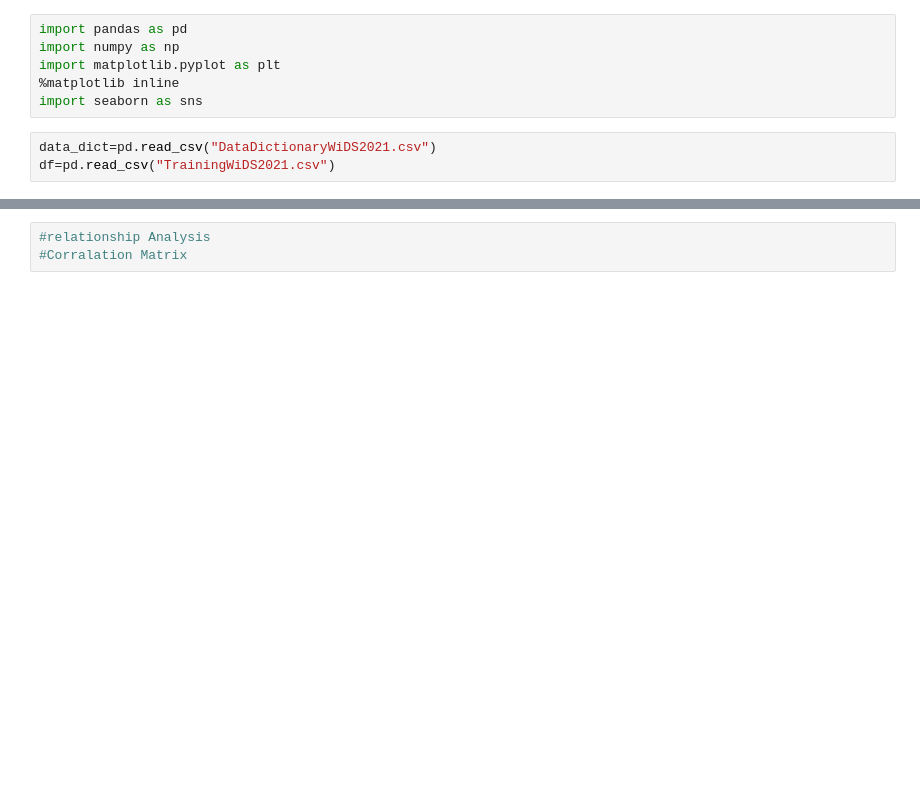
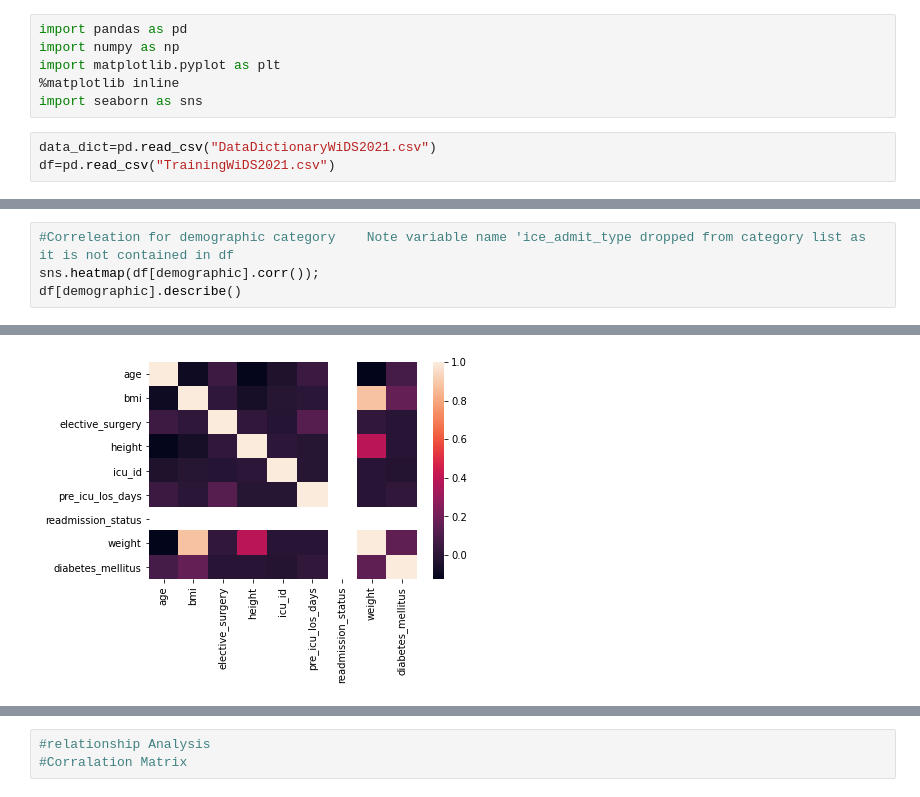
Before and after one commit to K-Hebel/WiDS_Chi, a Jupyter notebook: Exploratory_Analysis.ipynb, the cells around one changed output, grey strips where cells are left out. Saved outputs shown, nothing was run; the diff lists cells and outputs as text; blank space fills up the shorter version.

```diff
--- a/Exploratory_Analysis.ipynb
+++ b/Exploratory_Analysis.ipynb
@@ -188,0 +94,5 @@ Name: ethnicity, dtype: int64
+# %%
+#Correleation for demographic category    Note variable name 'ice_admit_type dropped from category list as it is not contained in df
+sns.heatmap(df[demographic].corr());
+df[demographic].describe()
+# %% [output]
@@ -188,0 +108 @@ Name: ethnicity, dtype: int64
+[figure, added]
```
Also changed, not shown: parts of 47 cells of this notebook.
